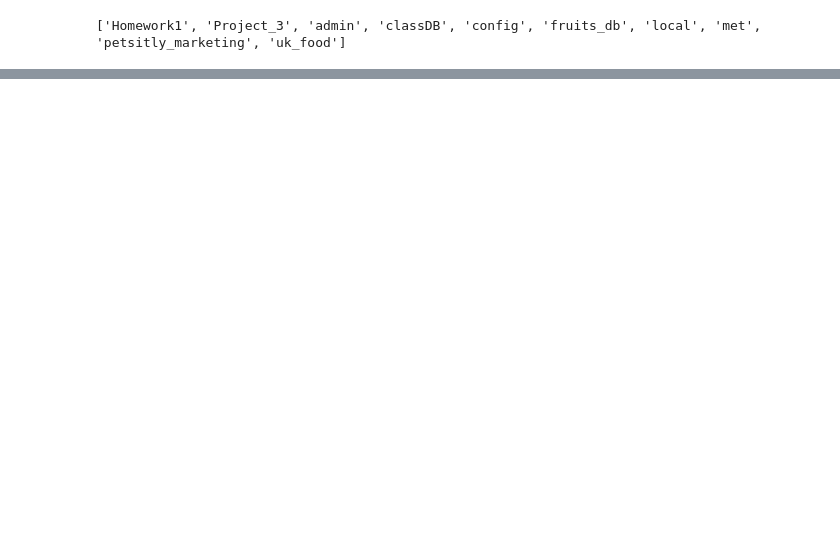
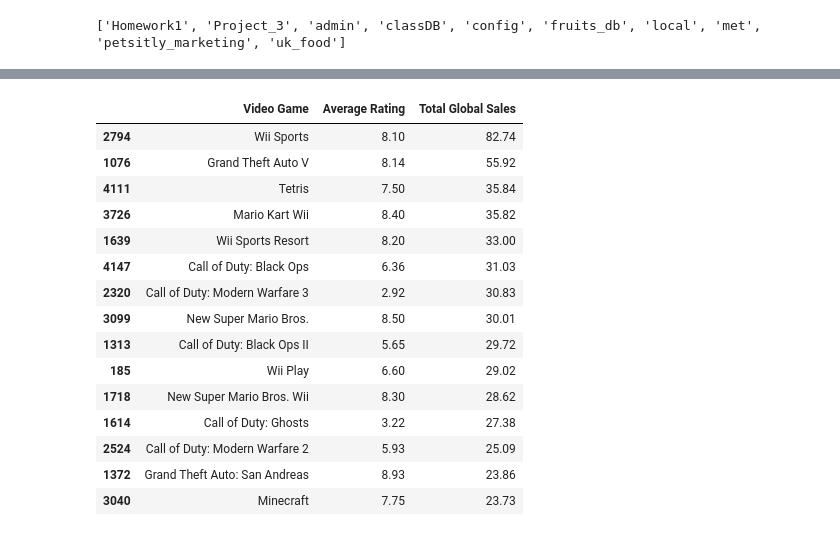
Before and after one commit to DarkWolf776/Project3, a Jupyter notebook: Project 3 work.ipynb, the cells around one changed output, grey strips where cells are left out. Saved outputs shown, nothing was run; the diff lists cells and outputs as text; code cells hidden in the pictures; blank space fills up the shorter version.

```diff
--- a/Project 3 work.ipynb
+++ b/Project 3 work.ipynb
@@ -142,0 +302,20 @@ bottom_games.head(15)
+# %%
+top_sales_merged = merged_df.sort_values(by='Total Global Sales', ascending=False)
+top_sales_merged.head(15)
+# %% [output]
+|  | Video Game | Average Rating | Total Global Sales |
+| 2794 | Wii Sports | 8.10 | 82.74 |
+| 1076 | Grand Theft Auto V | 8.14 | 55.92 |
+| 4111 | Tetris | 7.50 | 35.84 |
+| 3726 | Mario Kart Wii | 8.40 | 35.82 |
+| 1639 | Wii Sports Resort | 8.20 | 33.00 |
+| 4147 | Call of Duty: Black Ops | 6.36 | 31.03 |
+| 2320 | Call of Duty: Modern Warfare 3 | 2.92 | 30.83 |
+| 3099 | New Super Mario Bros. | 8.50 | 30.01 |
+| 1313 | Call of Duty: Black Ops II | 5.65 | 29.72 |
+| 185 | Wii Play | 6.60 | 29.02 |
+| 1718 | New Super Mario Bros. Wii | 8.30 | 28.62 |
+| 1614 | Call of Duty: Ghosts | 3.22 | 27.38 |
+| 2524 | Call of Duty: Modern Warfare 2 | 5.93 | 25.09 |
+| 1372 | Grand Theft Auto: San Andreas | 8.93 | 23.86 |
+| 3040 | Minecraft | 7.75 | 23.73 |
```
Also changed, not shown: parts of 20 cells of this notebook.
